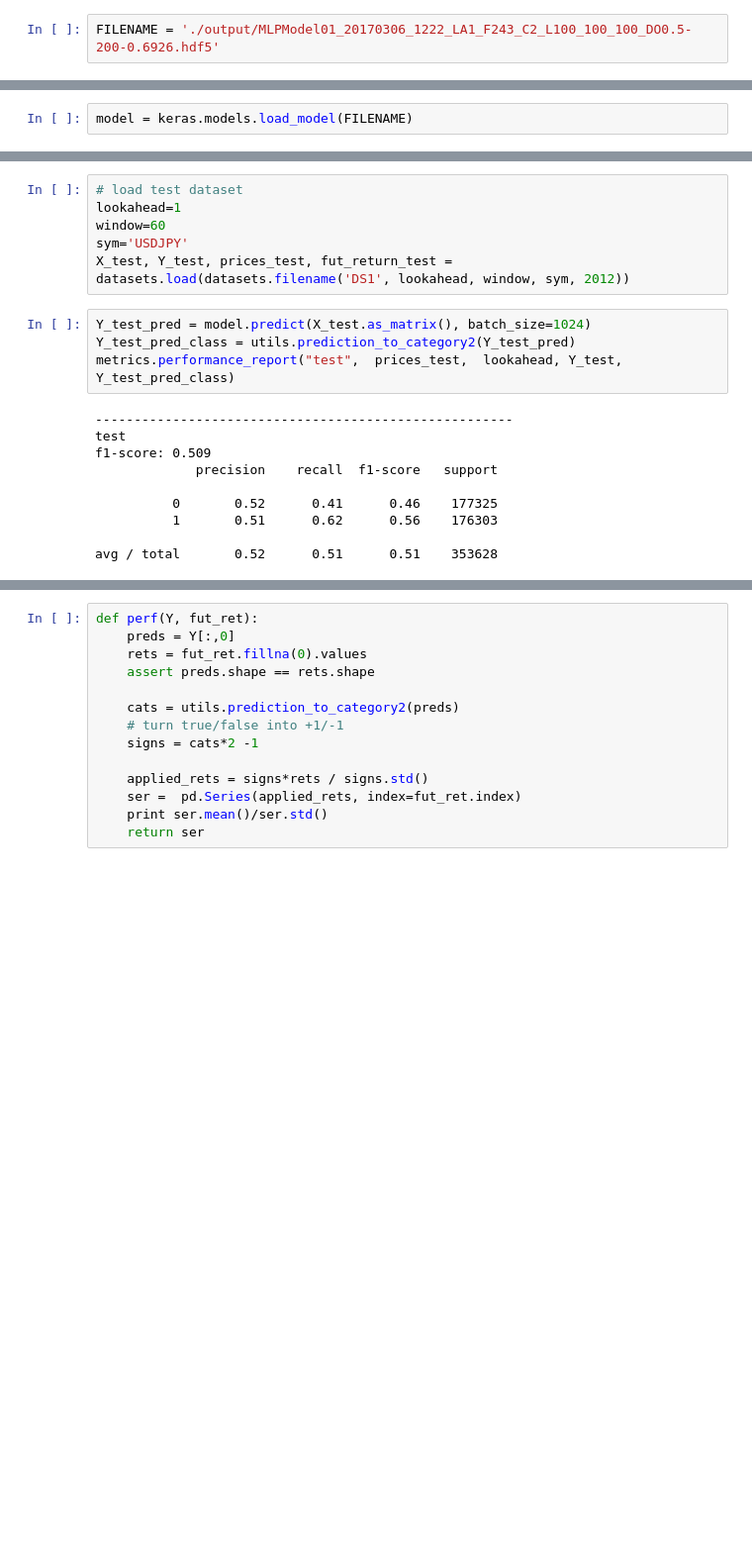
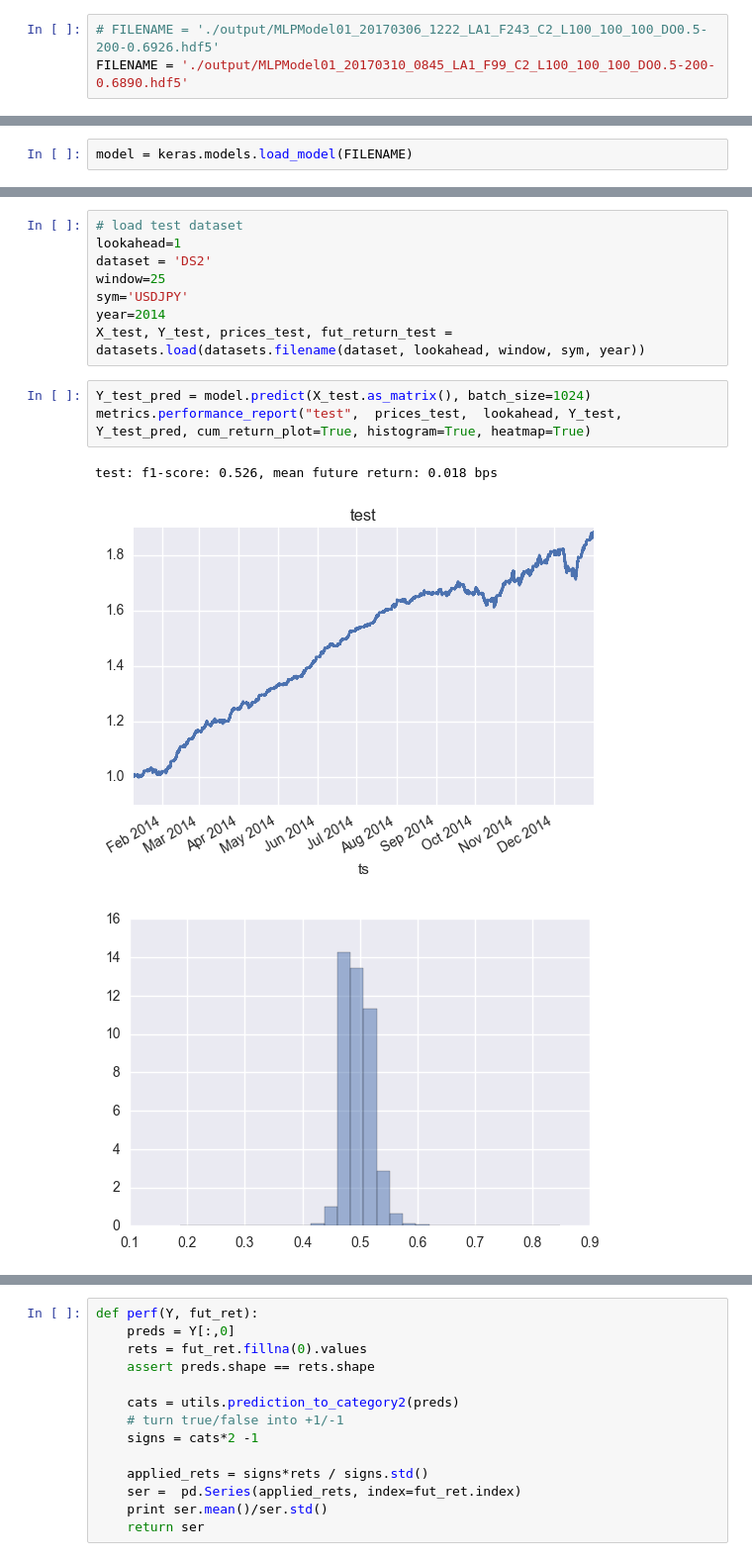
Before and after one commit to andrewwilson/mlnd_capstone, a Jupyter notebook: LoadAndEvaluateModel.ipynb, the cells around one changed output, grey strips where cells are left out. Shown at 99% size. Cells and saved outputs as stored; diff of their text form; blank space fills up the shorter version.

Commit message:
improved metrics

```diff
--- a/LoadAndEvaluateModel.ipynb
+++ b/LoadAndEvaluateModel.ipynb
@@ -12,3 +14,4 @@ import numpy as np
 # %%
-FILENAME = './output/MLPModel01_20170306_1222_LA1_F243_C2_L100_100_100_DO0.5-200-0.6926.hdf5'
+# FILENAME = './output/MLPModel01_20170306_1222_LA1_F243_C2_L100_100_100_DO0.5-200-0.6926.hdf5'
+FILENAME = './output/MLPModel01_20170310_0845_LA1_F99_C2_L100_100_100_DO0.5-200-0.6890.hdf5'
 # %%
@@ -31,20 +30,15 @@ plt.plot(pc.validation_losses)
 # %%
 # load test dataset
 lookahead=1
-window=60
+dataset = 'DS2'
+window=25
 sym='USDJPY'
-X_test, Y_test, prices_test, fut_return_test = datasets.load(datasets.filename('DS1', lookahead, window, sym, 2012))
+year=2014
+X_test, Y_test, prices_test, fut_return_test = datasets.load(datasets.filename(dataset, lookahead, window, sym, year))
 # %%
 Y_test_pred = model.predict(X_test.as_matrix(), batch_size=1024)
-Y_test_pred_class = utils.prediction_to_category2(Y_test_pred)
-metrics.performance_report("test",  prices_test,  lookahead, Y_test, Y_test_pred_class)
+metrics.performance_report("test",  prices_test,  lookahead, Y_test, Y_test_pred, cum_return_plot=True, histogram=True, heatmap=True)
 # %% [output]
-------------------------------------------------------
-test
-f1-score: 0.509
-             precision    recall  f1-score   support
-
-          0       0.52      0.41      0.46    177325
-          1       0.51      0.62      0.56    176303
-
-avg / total       0.52      0.51      0.51    353628
+test: f1-score: 0.526, mean future return: 0.018 bps
+[figure, added]
+[figure, added]
```
Also changed, not shown: parts of 16 cells of this notebook, 6 other files.
